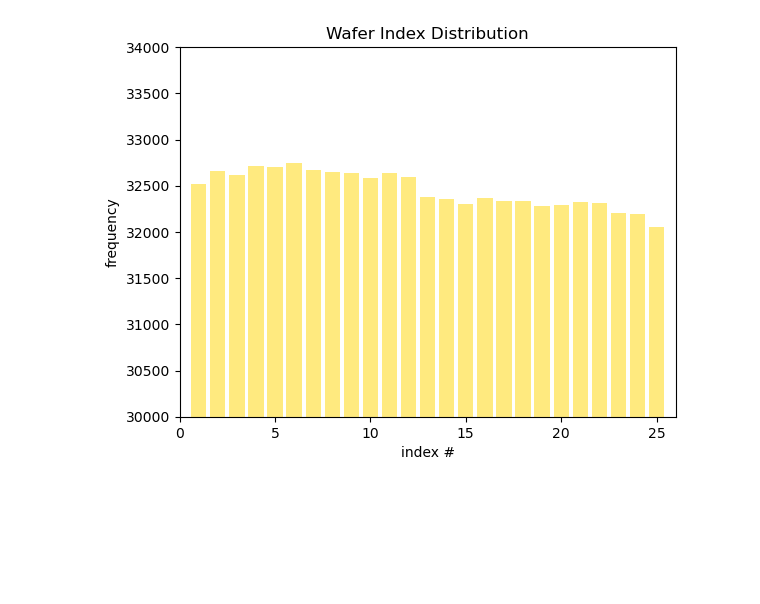
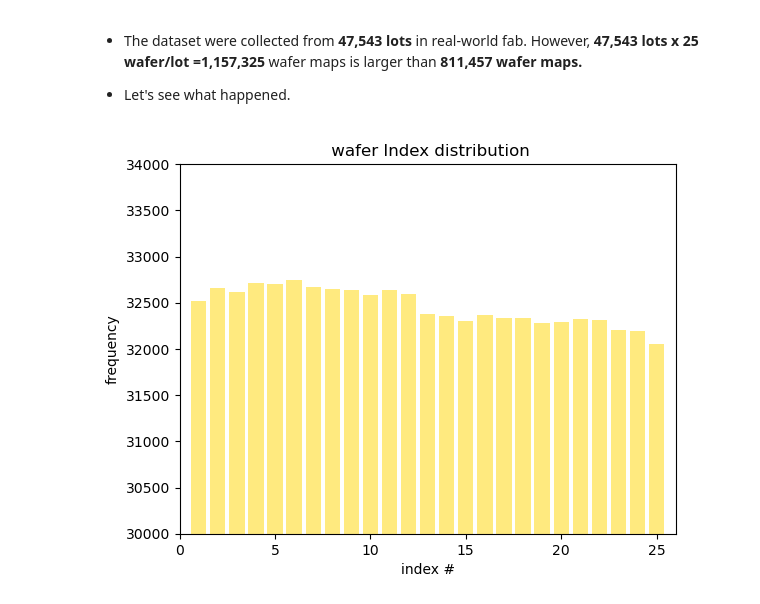
Before and after one commit to Simon371997/Projects, a Jupyter notebook: Wafermap_Project/test.ipynb, the cells around one changed output. Cells and saved outputs as stored; diff of their text form; code cells hidden in the pictures; blank space fills up the shorter version.

```diff
--- a/Wafermap_Project/test.ipynb
+++ b/Wafermap_Project/test.ipynb
@@ -4,4 +33,4 @@ import pandas as pd
 # %%
-data = pd.read_pickle('data/LSWMD.pkl')
-data.head()
+df=pd.read_pickle("./data/LSWMD.pkl")
+df.info()
 # %% [output]
@@ -30,15 +74,19 @@ memory usage: 37.1+ MB
+# %% [markdown]
+- The dataset were collected from **47,543 lots** in real-world fab. However, **47,543 lots x 25 wafer/lot =1,157,325** wafer maps is larger than **811,457 wafer maps.**
+
+- Let's see what happened.
 # %%
-import numpy as np
 import matplotlib.pyplot as plt
 %matplotlib inline
 
-uni_index = np.unique(data.waferIndex, return_counts=True )
-plt.bar(uni_index[0], uni_index[1], color='gold', align='center', alpha=0.5)
-plt.title('Wafer Index Distribution')
-plt.xlabel('index #')
-plt.ylabel('frequency')
-plt.xlim(0, 26)
-plt.ylim(30000, 34000)
+
+uni_Index=np.unique(df.waferIndex, return_counts=True)
+plt.bar(uni_Index[0],uni_Index[1], color='gold', align='center', alpha=0.5)
+plt.title(" wafer Index distribution")
+plt.xlabel("index #")
+plt.ylabel("frequency")
+plt.xlim(0,26)
+plt.ylim(30000,34000)
 plt.show()
 # %% [output]
-[figure, old version]
+[figure, new version]
```
Also changed, not shown: parts of 32 cells of this notebook.
